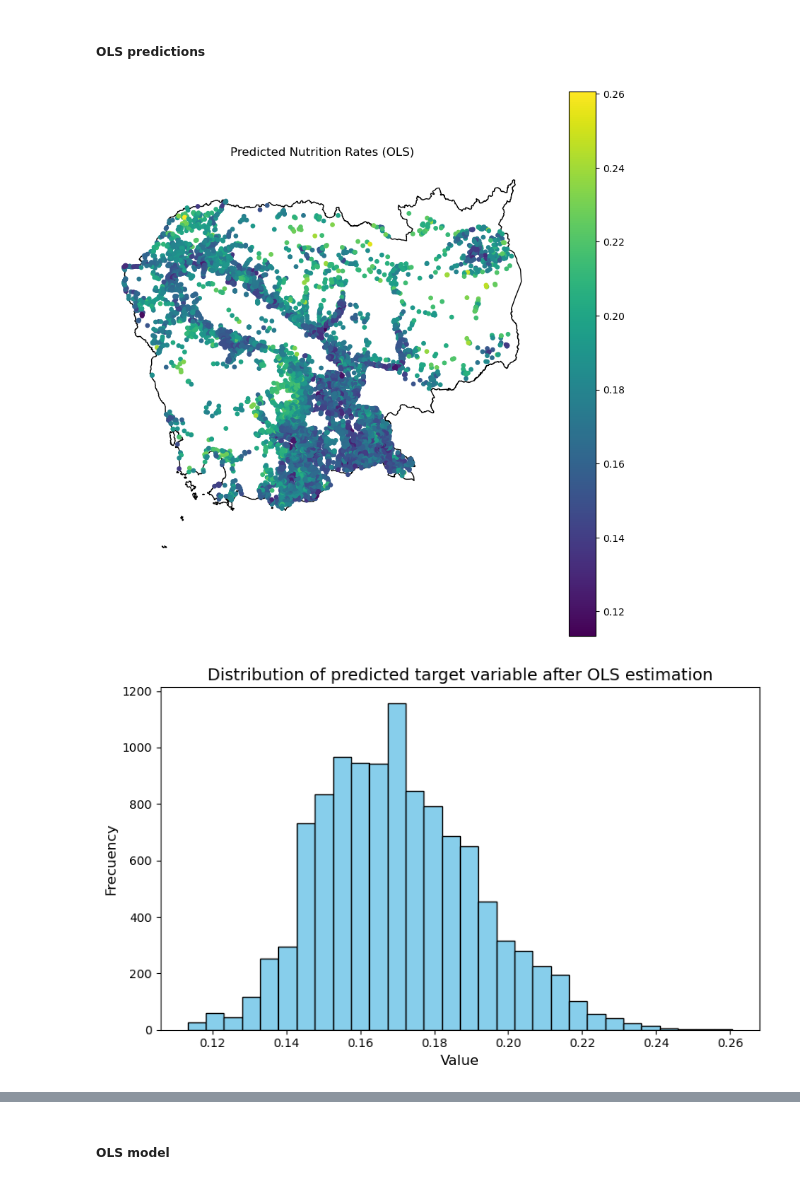
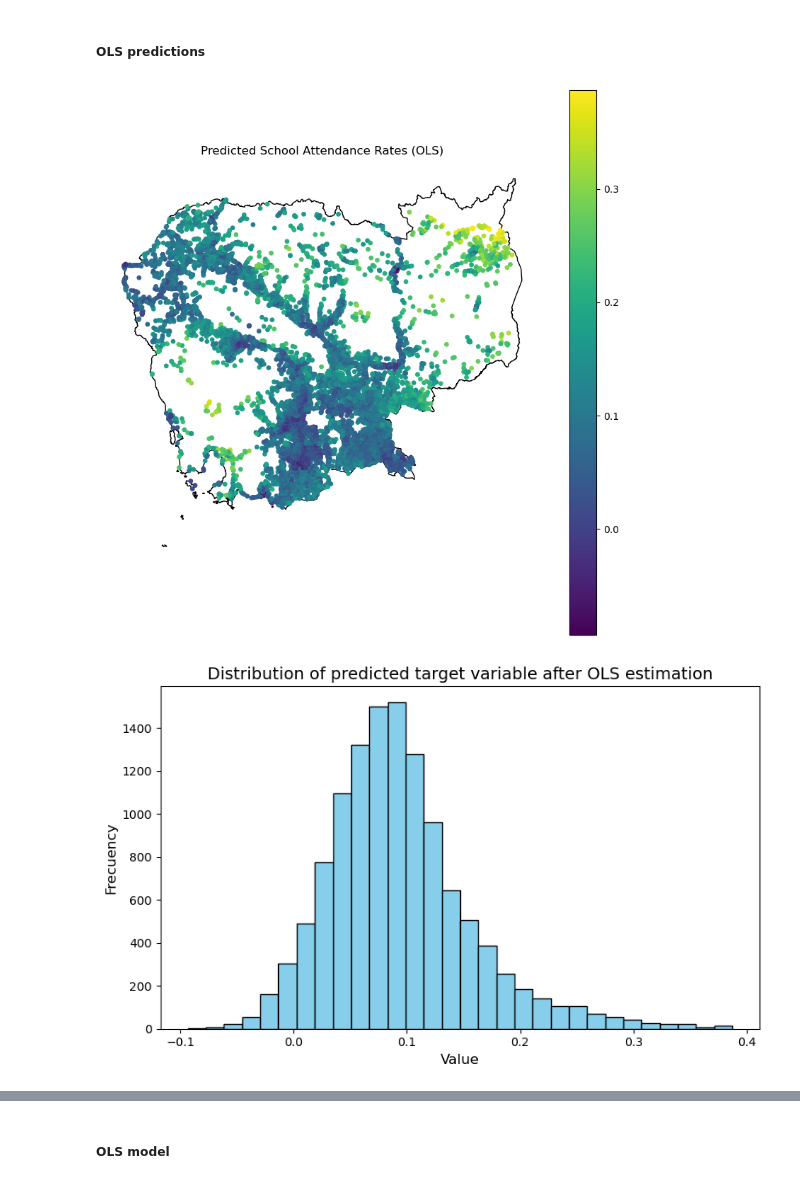
Before and after one commit to sig-gis/dises-sae, a Jupyter notebook: 5-SAE-SEM.ipynb, the cells around one changed output, grey strips where cells are left out. Drawn from its saved outputs; the diff is of its cells as text; code cells hidden in the pictures.

Commit message:
2010 predictions

```diff
--- a/5-SAE-SEM.ipynb
+++ b/5-SAE-SEM.ipynb
@@ -147,9 +157,9 @@ gdf.columns.tolist()
 # %%
 # Data will be segmented into two parts:
     # 1. train_data: For training the model with relevant covariates selected by lasso and observations that have the target variable [rate_satt], in other words, observations that have complete information.
-    # 2. predict_data: Observations that do not have the target variable [rate_nutr], but do have relevant covariates.
+    # 2. predict_data: Observations that do not have the target variable [rate_satt], but do have relevant covariates.
 
-train_data = gdf[gdf["rate_nutr"].notnull()].copy()
-predict_data = gdf[gdf["rate_nutr"].isnull()].copy()
+train_data = gdf[gdf["rate_satt"].notnull()].copy()
+predict_data = gdf[gdf["rate_satt"].isnull()].copy()
 # %%
 #Export train data to shapefile if relevant
@@ -169,8 +182,8 @@ train_data.columns.to_list
       dtype='object')>
 # %%
-# For training the model, the predictor variables (X) and the target variable (y - rate_nutr) will be defined:
-X = train_data.drop(columns=["rate_nutr", "geometry", "grid_id"])  # Elimination of variables that aren't predictors
-y = train_data["rate_nutr"]
+# For training the model, the predictor variables (X) and the target variable (y - rate_satt) will be defined:
+X = train_data.drop(columns=["rate_satt", "geometry", "grid_id"])  # Elimination of variables that aren't predictors
+y = train_data["rate_satt"]
 
 #List of predictor variables:
 X_columns = X.columns
@@ -212,13 +230,13 @@ gdf["y_pred_ols"] = linreg.predict(gdf[X_columns_OLS])
 # %%
 # Visualize predictions with OLS
 fig, ax = plt.subplots(figsize=(10, 10))
 KHM.plot(ax=ax, facecolor='white', edgecolor='black', alpha=1)
 gdf.plot(column='y_pred_ols', cmap='viridis',markersize=15, legend=True, ax=ax)
-plt.title('Predicted Nutrition Rates (OLS)')
+plt.title('Predicted School Attendance Rates (OLS)')
 plt.axis('off')
 plt.show()
 # %% [output]
-[figure, old version]
+[figure, new version]
 # %%
 plt.figure(figsize=(8, 5))
 plt.hist(gdf['y_pred_ols'], bins=30, color='skyblue', edgecolor='black')
@@ -231,7 +249,7 @@ plt.ylabel('Frecuency', fontsize=12)
 plt.tight_layout()
 plt.show()
 # %% [output]
-[figure, old version]
+[figure, new version]
 # %%
 gdf["y_pred_ols"].describe()
 # %% [output]
```
Also changed, not shown: parts of 52 cells of this notebook, 4 other files.
